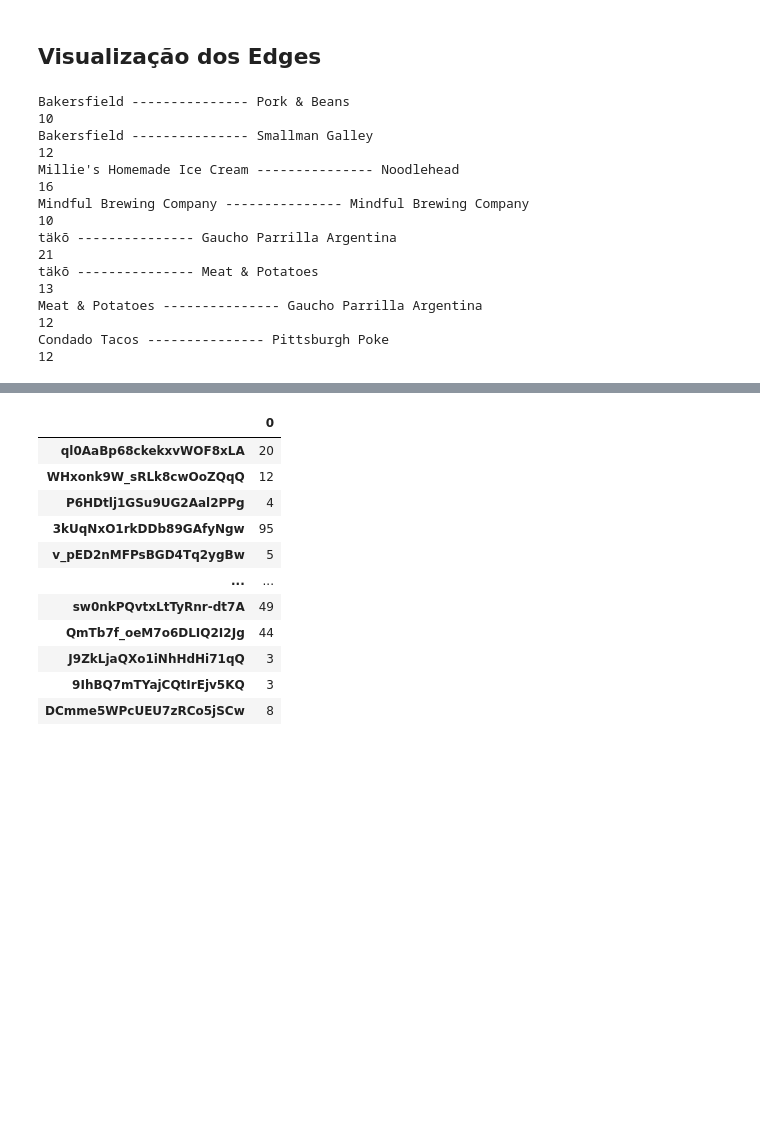
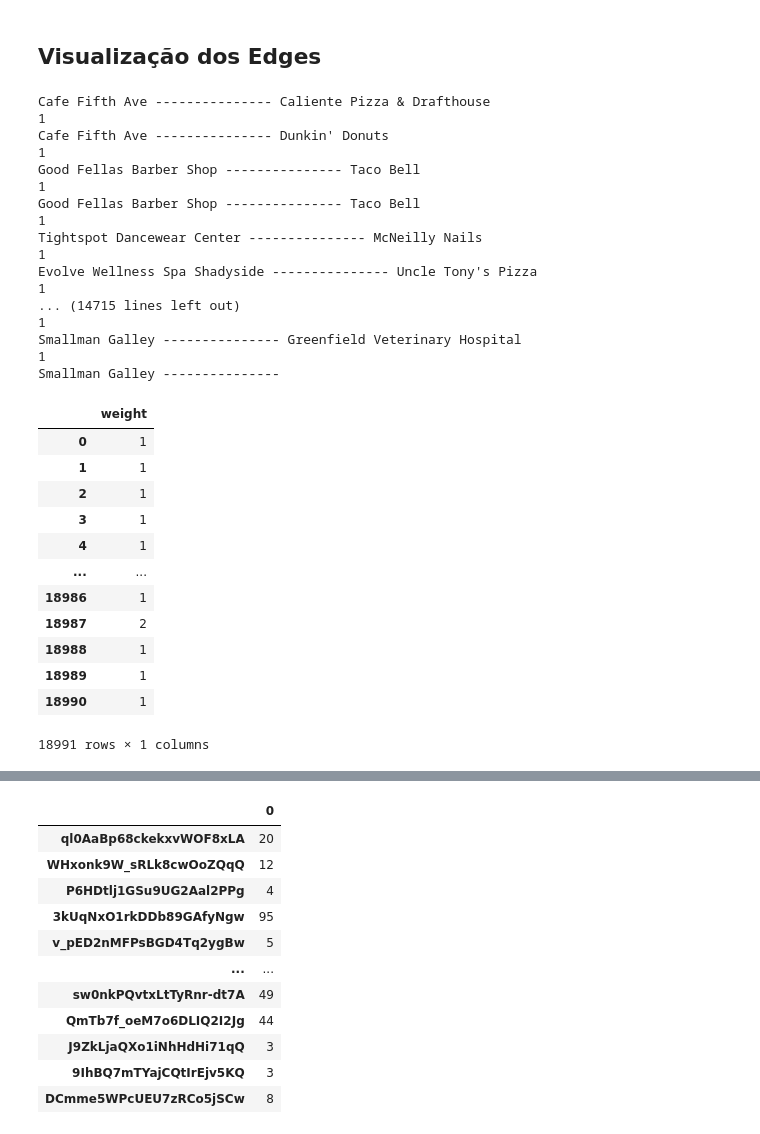
Before and after one commit to rwc2408/CienciadasRedes, a Jupyter notebook: Desafio 01/Desafio01_AnaliseExploratoria.ipynb, the cells around one changed output, grey strips where cells are left out. Drawn from its saved outputs; the diff is of its cells as text; code cells hidden in the pictures; blank space fills up the shorter version.

```diff
--- a/Desafio 01/Desafio01_AnaliseExploratoria.ipynb
+++ b/Desafio 01/Desafio01_AnaliseExploratoria.ipynb
@@ -131,26 +132,42 @@ density: 0.0018150582646987846
 list_peso = []
 
 for v, u in G.edges:
-    if G.get_edge_data(v,u)['weight'] >= 10:
         print(G.nodes[v]['name'] + ' --------------- ' + G.nodes[u]['name'])
         list_peso.append(G.get_edge_data(v,u))
         print(G.get_edge_data(v,u)['weight'])
 
-print(max(list_peso, key=lambda x:x['weight']))
+df_pesos = pd.DataFrame.from_dict(list_peso)
 # %% [output]
-Bakersfield --------------- Pork & Beans
-10
-Bakersfield --------------- Smallman Galley
-12
-Millie's Homemade Ice Cream --------------- Noodlehead
-16
-Mindful Brewing Company --------------- Mindful Brewing Company
-10
-täkō --------------- Gaucho Parrilla Argentina
-21
-täkō --------------- Meat & Potatoes
-13
-Meat & Potatoes --------------- Gaucho Parrilla Argentina
-12
-Condado Tacos --------------- Pittsburgh Poke
-12
+Cafe Fifth Ave --------------- Caliente Pizza & Drafthouse
+1
+Cafe Fifth Ave --------------- Dunkin' Donuts
+1
+Good Fellas Barber Shop --------------- Taco Bell
+1
+Good Fellas Barber Shop --------------- Taco Bell
+1
+Tightspot Dancewear Center --------------- McNeilly Nails
+1
+Evolve Wellness Spa Shadyside --------------- Uncle Tony's Pizza
+1
+... (14715 lines left out)
+1
+Smallman Galley --------------- Greenfield Veterinary Hospital
+1
+Smallman Galley ---------------
+# %%
+df_pesos
+# %% [output]
+|  | weight |
+| 0 | 1 |
+| 1 | 1 |
+| 2 | 1 |
+| 3 | 1 |
+| 4 | 1 |
+| ... | ... |
+| 18986 | 1 |
+| 18987 | 2 |
+| 18988 | 1 |
+| 18989 | 1 |
+| 18990 | 1 |
+18991 rows × 1 columns
```
Also changed, not shown: parts of 4 cells of this notebook.
